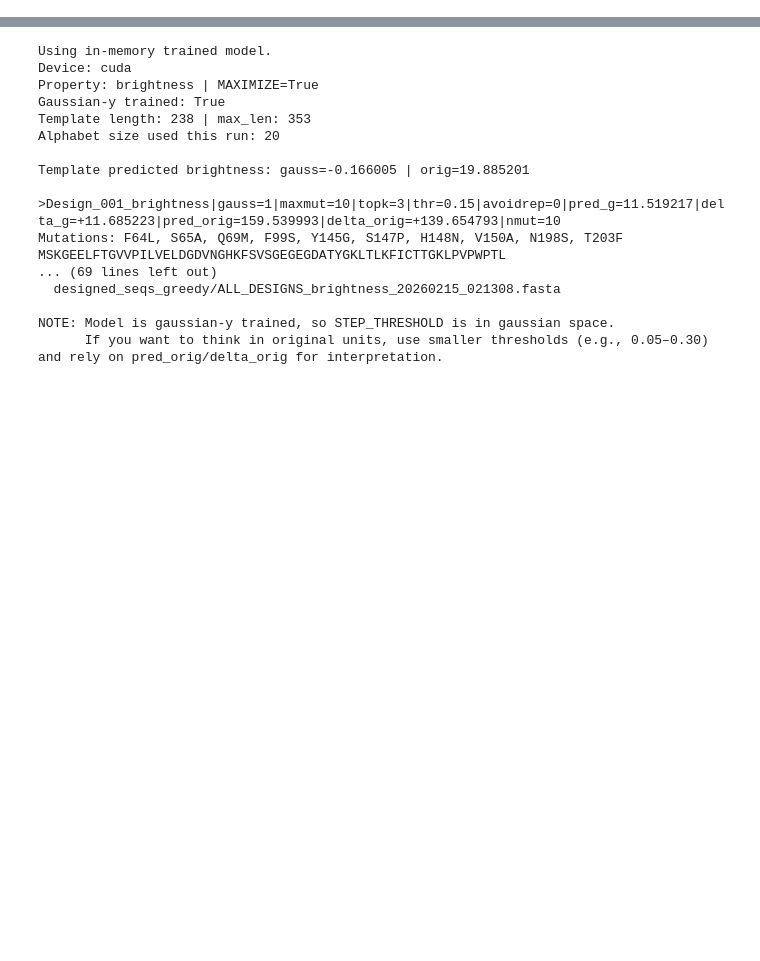
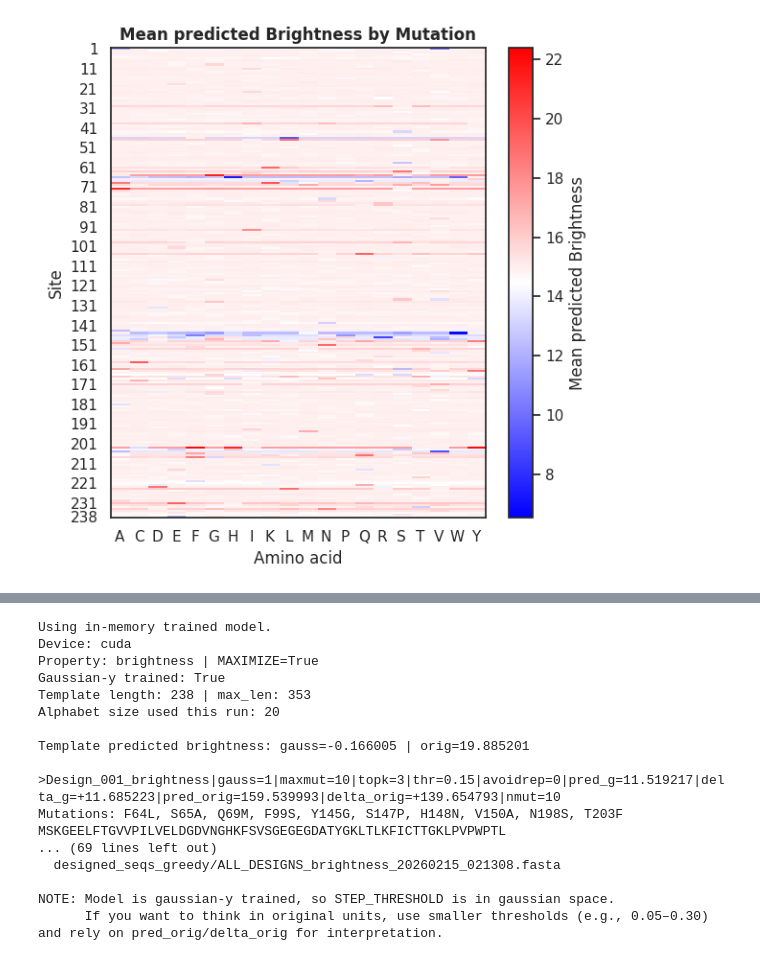
Before and after one commit to CameronLarsonFLT/PyTorch_FP_Prediction, a Jupyter notebook: PyTorch_FP.ipynb, the cells around one changed output, grey strips where cells are left out. Saved outputs shown, nothing was run; the diff lists cells and outputs as text; code cells hidden in the pictures; blank space fills up the shorter version.

```diff
--- a/PyTorch_FP.ipynb
+++ b/PyTorch_FP.ipynb
@@ -798,0 +666,96 @@ Total mutants evaluated: 4522
+# %%
+#@markdown ---
+#@markdown # Heatmaps of Mean Prediction and STD
+#@markdown ---
+
+import numpy as np
+import pandas as pd
+import matplotlib.pyplot as plt
+
+site_order = list(range(1, template_len + 1))
+
+df_avg = pd.DataFrame(avg_mat, index=site_order, columns=aa_list)
+df_std = pd.DataFrame(std_mat, index=site_order, columns=aa_list)
+
+metric_name = globals().get(
+    "PROPERTY_NAME",
+    globals().get("var", globals().get("property_name", "brightness"))
+)
+metric_label = metric_name.replace("_", " ").title()
+
+print(f"Using metric_name: {metric_name}")
+print(f"Using metric_label: {metric_label}")
+print("Mean matrix shape:", df_avg.shape)
+print("STD matrix shape:", df_std.shape)
+print(f"Mean prediction range: {df_avg.min().min():.3f} to {df_avg.max().max():.3f}")
+print(f"STD prediction range: {df_std.min().min():.3f} to {df_std.max().max():.3f}")
+
+
+def plot_cellgrid_heatmap(
+    values_df,
+    *,
+    aa_order,
+    site_order,
+    title,
+    cbar_label,
+    cmap="bwr",
+    grid_linewidth=0.05
+):
+    plt.figure(figsize=(6, 6), facecolor="white")
+    ax = plt.gca()
+    ax.set_facecolor("white")
+
+    im = ax.imshow(
+        values_df.values,
+        aspect="auto",
+        cmap=cmap,
+        interpolation="nearest"
+    )
+
+    ax.set_xticks(np.arange(len(aa_order)))
+    ax.set_xticklabels(aa_order)
+
+    ytick_idx = np.arange(0, len(site_order), 10)
+    if (len(site_order) - 1) not in ytick_idx:
+        ytick_idx = np.append(ytick_idx, len(site_order) - 1)
+
+    ax.set_yticks(ytick_idx)
+    ax.set_yticklabels([site_order[i] for i in ytick_idx])
+
+    ax.set_xticks(np.arange(-0.5, len(aa_order), 1), minor=True)
+    ax.set_yticks(np.arange(-0.5, len(site_order), 1), minor=True)
+
+    ax.grid(which="minor", color="white", linestyle="-", linewidth=grid_linewidth)
+    ax.tick_params(which="minor", bottom=False, left=False)
+
+    ax.set_xlabel("Amino acid")
+    ax.set_ylabel("Site")
+    ax.set_title(title, fontweight="bold")
+
+    cbar = plt.colorbar(im, ax=ax)
+    cbar.set_label(cbar_label)
+
+    plt.tight_layout()
+    plt.show()
+
+
+plot_cellgrid_heatmap(
+    df_avg,
+    aa_order=aa_list,
+    site_order=site_order,
+    title=f"Mean predicted {metric_label} by Mutation",
+    cbar_label=f"Mean predicted {metric_label}",
+    cmap="bwr",
+    grid_linewidth=0.05
+)
+
+plot_cellgrid_heatmap(
+    df_std,
+    aa_order=aa_list,
+    site_order=site_order,
+    title=f"Uncertainty STD of predicted {metric_label} by Mutation",
+    cbar_label=f"STD predicted {metric_label}",
+    cmap="bwr",
+    grid_linewidth=0.05
+)
+# %% [output]
@@ -798,0 +768 @@ Total mutants evaluated: 4522
+[figure, added]
```
Also changed, not shown: parts of 6 cells of this notebook.
